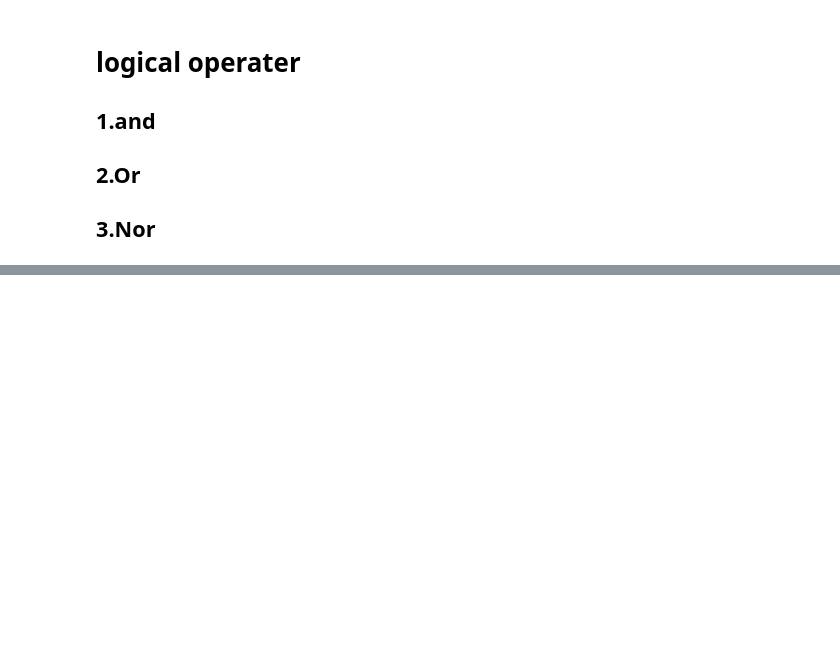
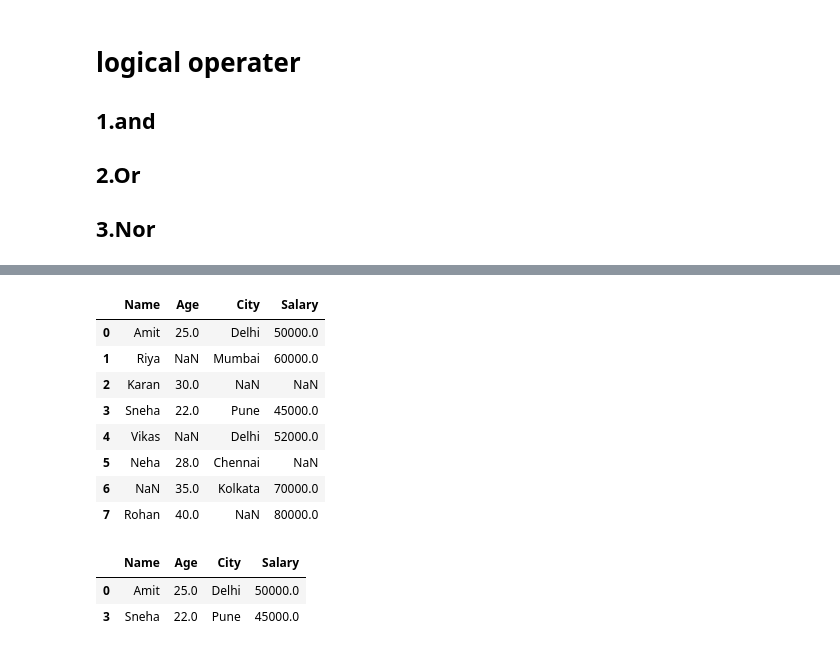
Before and after one commit to VaibhavBajpaij/Python-Library, a Jupyter notebook: Pandas.ipynb, the cells around one changed output, grey strips where cells are left out. Cells and saved outputs as stored; diff of their text form; code cells hidden in the pictures; blank space fills up the shorter version.

```diff
--- a/Pandas.ipynb
+++ b/Pandas.ipynb
@@ -354,0 +647,30 @@ s[s>1]
+# %%
+
+import pandas as pd
+import numpy as np
+
+data = {
+    "Name": ["Amit", "Riya", "Karan", "Sneha", "Vikas", "Neha", np.nan, "Rohan"],
+    "Age": [25, np.nan, 30, 22, np.nan, 28, 35, 40],
+    "City": ["Delhi", "Mumbai", np.nan, "Pune", "Delhi", "Chennai", "Kolkata", np.nan],
+    "Salary": [50000, 60000, np.nan, 45000, 52000, np.nan, 70000, 80000]
+}
+df2 = pd.DataFrame(data)
+df2
+# %% [output]
+|  | Name | Age | City | Salary |
+| 0 | Amit | 25.0 | Delhi | 50000.0 |
+| 1 | Riya | NaN | Mumbai | 60000.0 |
+| 2 | Karan | 30.0 | NaN | NaN |
+| 3 | Sneha | 22.0 | Pune | 45000.0 |
+| 4 | Vikas | NaN | Delhi | 52000.0 |
+| 5 | Neha | 28.0 | Chennai | NaN |
+| 6 | NaN | 35.0 | Kolkata | 70000.0 |
+| 7 | Rohan | 40.0 | NaN | 80000.0 |
+# %%
+# Drop rows with any NaN
+df2.dropna()
+# %% [output]
+|  | Name | Age | City | Salary |
+| 0 | Amit | 25.0 | Delhi | 50000.0 |
+| 3 | Sneha | 22.0 | Pune | 45000.0 |
```
Also changed, not shown: parts of 60 cells of this notebook.
